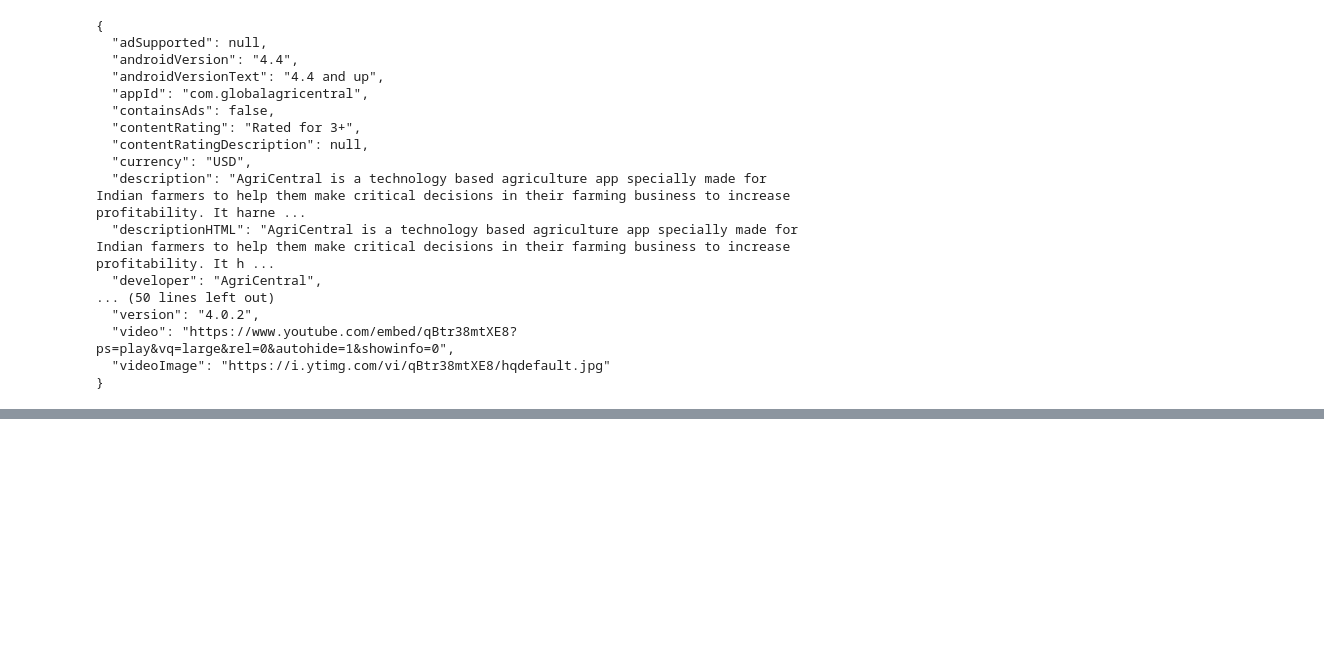
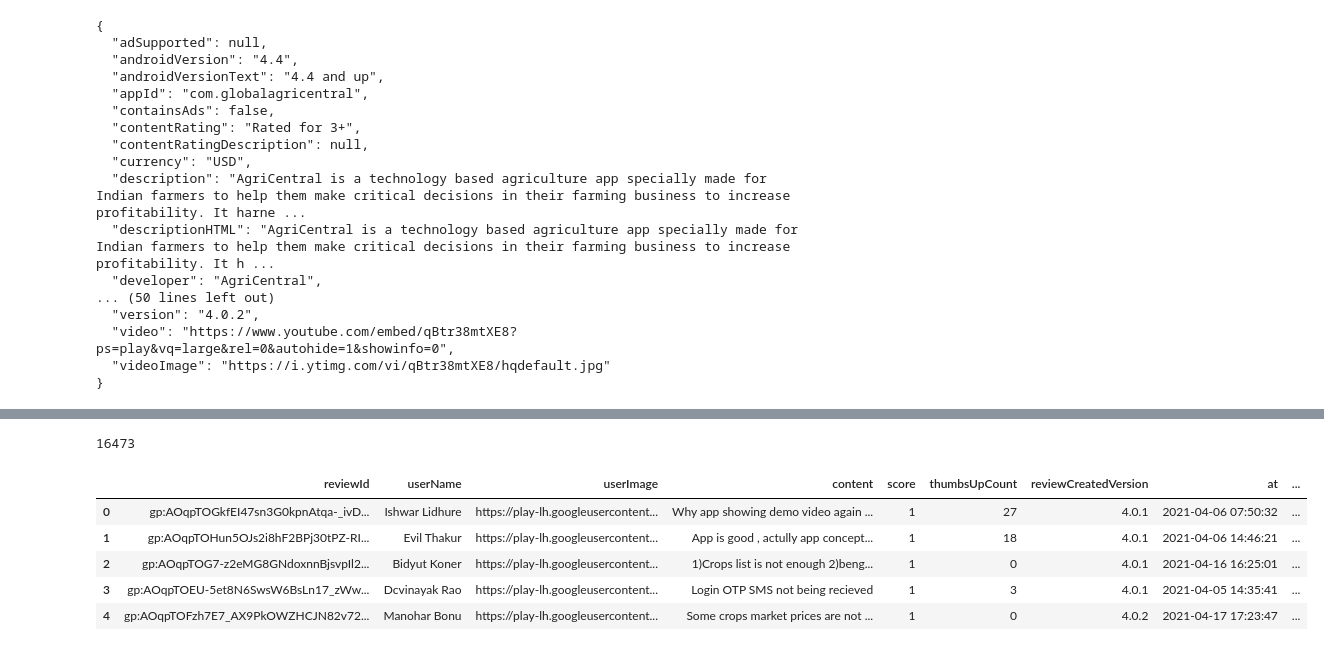
Before and after one commit to saurabhsuman2406/Deep-Learning-Experiments, a Jupyter notebook: A_study_on_existing_Indian_Agriculture_Information_System_at_Google_Play.ipynb, the cells around one changed output, grey strips where cells are left out. Drawn from its saved outputs; the diff is of its cells as text; code cells hidden in the pictures; blank space fills up the shorter version.

```diff
--- a/A_study_on_existing_Indian_Agriculture_Information_System_at_Google_Play.ipynb
+++ b/A_study_on_existing_Indian_Agriculture_Information_System_at_Google_Play.ipynb
@@ -127,3 +170,10 @@ warnings.filterwarnings("ignore")
+# %%
+app_infos = []
+
+for ap in tqdm(app_packages):
+  info = app(ap, lang='en', country='in')
+  del info['comments']
+  app_infos.append(info)
 # %%
 app_infos_df = pd.DataFrame(app_infos)
 app_infos_df.to_csv('apps.csv', index=None, header=True)
@@ -164 +214,16 @@ print_json(app_reviews[0])
 }
+# %%
+len(app_reviews)
+# %% [output]
+16473
+# %%
+app_reviews_df = pd.DataFrame(app_reviews)
+app_reviews_df.to_csv('reviews.csv', index=None, header=True)
+app_reviews_df.head()
+# %% [output]
+|  | reviewId | userName | userImage | content | score | thumbsUpCount | reviewCreatedVersion | at | ... |
+| 0 | gp:AOqpTOGkfEI47sn3G0kpnAtqa-_ivD... | Ishwar Lidhure | https://play-lh.googleusercontent... | Why app showing demo video again ... | 1 | 27 | 4.0.1 | 2021-04-06 07:50:32 | ... |
+| 1 | gp:AOqpTOHun5OJs2i8hF2BPj30tPZ-RI... | Evil Thakur | https://play-lh.googleusercontent... | App is good , actully app concept... | 1 | 18 | 4.0.1 | 2021-04-06 14:46:21 | ... |
+| 2 | gp:AOqpTOG7-z2eMG8GNdoxnnBjsvpIl2... | Bidyut Koner | https://play-lh.googleusercontent... | 1)Crops list is not enough 2)beng... | 1 | 0 | 4.0.1 | 2021-04-16 16:25:01 | ... |
+| 3 | gp:AOqpTOEU-5et8N6SwsW6BsLn17_zWw... | Dcvinayak Rao | https://play-lh.googleusercontent... | Login OTP SMS not being recieved | 1 | 3 | 4.0.1 | 2021-04-05 14:35:41 | ... |
+| 4 | gp:AOqpTOFzh7E7_AX9PkOWZHCJN82v72... | Manohar Bonu | https://play-lh.googleusercontent... | Some crops market prices are not ... | 1 | 0 | 4.0.2 | 2021-04-17 17:23:47 | ... |
```
Also changed, not shown: parts of 5 cells of this notebook.
